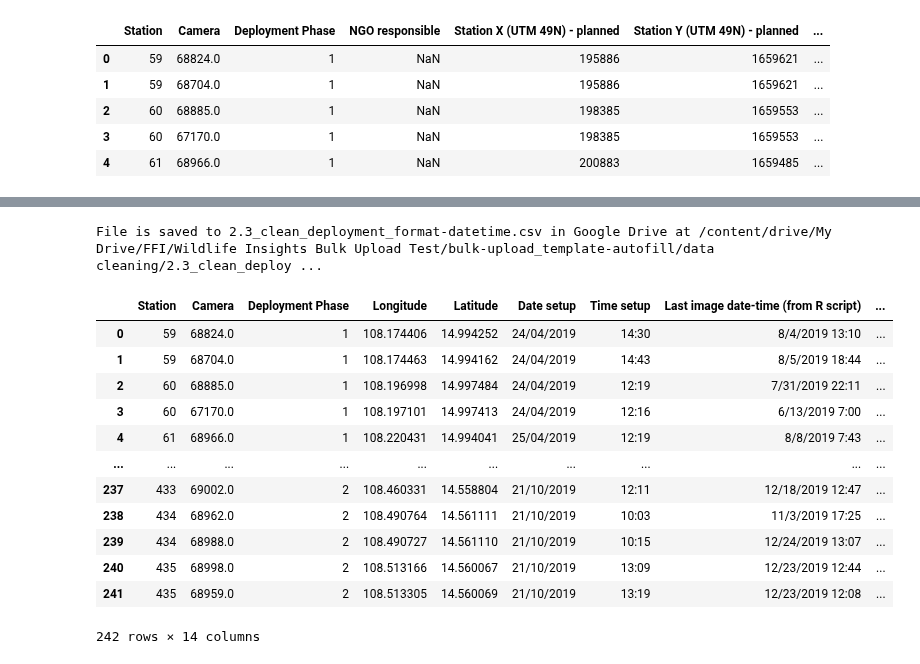
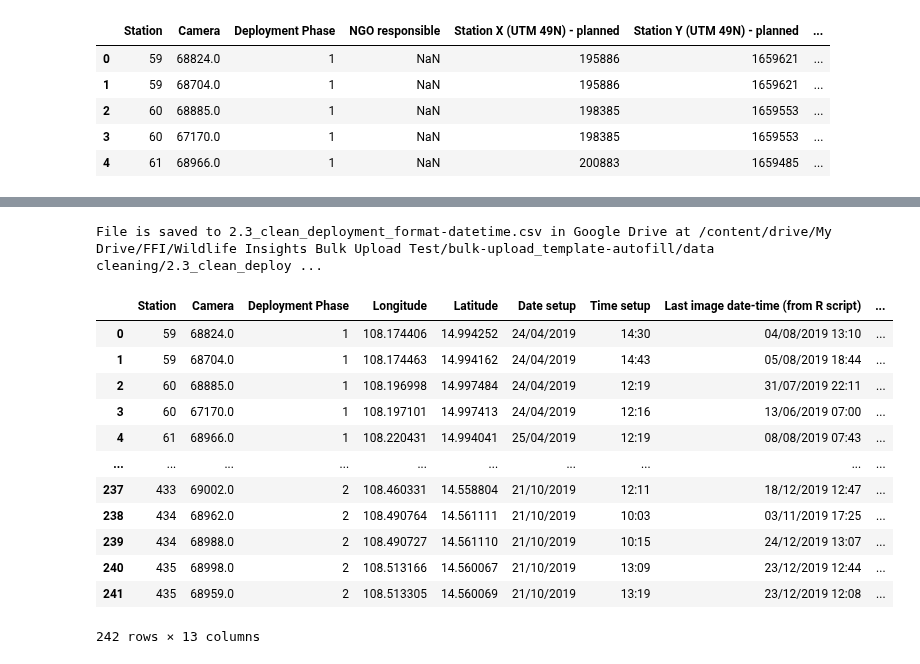
Before and after one commit to FFI-Vietnam/camtrap-tools, a Jupyter notebook: Wildlife Insights/bulk-upload/02_clean-deployment-dataset.ipynb, the cells around one changed output, grey strips where cells are left out. Cells and saved outputs as stored; diff of their text form; code cells hidden in the pictures.

Commit message:
update the spreadsheet, change datetime retrieval code to use date and time camera off

```diff
--- a/Wildlife Insights/bulk-upload/02_clean-deployment-dataset.ipynb
+++ b/Wildlife Insights/bulk-upload/02_clean-deployment-dataset.ipynb
@@ -161,45 +160,45 @@ def format_datetime_retrieval(dt):
     hh, mm = "12", "00"
   try:
     MM, DD, YYYY = dt.split()[0].split('/')
     # pad leading 0
     MM, DD, hh, mm, ss = MM.zfill(2), DD.zfill(2), hh.zfill(2), mm.zfill(2), '00'
     return f'{YYYY}-{MM}-{DD} {hh}:{mm}:{ss}'
   except:
     return 'error'
 
 
 df = read_csv_Google_drive(root, contain_folder, deployment_dropna_file_name)
 
 datetime_setup = []
 datetime_retrieval = []
 datetime_for_null_camera_off = []
 
 for i in df.index:
 
   datetime_setup.append(format_datetime_setup(df.loc[i, 'Date setup'],
                                               df.loc[i, 'Time setup']))
-  datetime_retrieval.append(format_datetime_retrieval(df.loc[i, 'Last image date-time (from R script)']))
-  datetime_for_null_camera_off.append(format_datetime_retrieval(f"{df.loc[i, 'Date retrieved']} {df.loc[i, 'Time retrieved']}"))
+
+  datetime_retrieval.append(format_datetime_setup(df.loc[i, 'Date camera off'],
+                                                  df.loc[i, 'Time camera off']))
 
 df['Datetime setup'] = datetime_setup
 df['Datetime retrieval'] = datetime_retrieval
-df['Datetime for null camera-off'] = datetime_for_null_camera_off
 
 # save to Google Drive
 save_csv_Google_drive(df, root, contain_folder, deployment_format_datetime_filename)
 df
 # %% [output]
 File is saved to 2.3_clean_deployment_format-datetime.csv in Google Drive at /content/drive/My Drive/FFI/Wildlife Insights Bulk Upload Test/bulk-upload_template-autofill/data cleaning/2.3_clean_deploy ...
 |  | Station | Camera | Deployment Phase | Longitude | Latitude | Date setup | Time setup | Last image date-time (from R script) | ... |
-| 0 | 59 | 68824.0 | 1 | 108.174406 | 14.994252 | 24/04/2019 | 14:30 | 8/4/2019 13:10 | ... |
-| 1 | 59 | 68704.0 | 1 | 108.174463 | 14.994162 | 24/04/2019 | 14:43 | 8/5/2019 18:44 | ... |
-| 2 | 60 | 68885.0 | 1 | 108.196998 | 14.997484 | 24/04/2019 | 12:19 | 7/31/2019 22:11 | ... |
-| 3 | 60 | 67170.0 | 1 | 108.197101 | 14.997413 | 24/04/2019 | 12:16 | 6/13/2019 7:00 | ... |
-| 4 | 61 | 68966.0 | 1 | 108.220431 | 14.994041 | 25/04/2019 | 12:19 | 8/8/2019 7:43 | ... |
+| 0 | 59 | 68824.0 | 1 | 108.174406 | 14.994252 | 24/04/2019 | 14:30 | 04/08/2019 13:10 | ... |
+| 1 | 59 | 68704.0 | 1 | 108.174463 | 14.994162 | 24/04/2019 | 14:43 | 05/08/2019 18:44 | ... |
+| 2 | 60 | 68885.0 | 1 | 108.196998 | 14.997484 | 24/04/2019 | 12:19 | 31/07/2019 22:11 | ... |
+| 3 | 60 | 67170.0 | 1 | 108.197101 | 14.997413 | 24/04/2019 | 12:16 | 13/06/2019 07:00 | ... |
+| 4 | 61 | 68966.0 | 1 | 108.220431 | 14.994041 | 25/04/2019 | 12:19 | 08/08/2019 07:43 | ... |
 | ... | ... | ... | ... | ... | ... | ... | ... | ... | ... |
-| 237 | 433 | 69002.0 | 2 | 108.460331 | 14.558804 | 21/10/2019 | 12:11 | 12/18/2019 12:47 | ... |
-| 238 | 434 | 68962.0 | 2 | 108.490764 | 14.561111 | 21/10/2019 | 10:03 | 11/3/2019 17:25 | ... |
-| 239 | 434 | 68988.0 | 2 | 108.490727 | 14.561110 | 21/10/2019 | 10:15 | 12/24/2019 13:07 | ... |
-| 240 | 435 | 68998.0 | 2 | 108.513166 | 14.560067 | 21/10/2019 | 13:09 | 12/23/2019 12:44 | ... |
-| 241 | 435 | 68959.0 | 2 | 108.513305 | 14.560069 | 21/10/2019 | 13:19 | 12/23/2019 12:08 | ... |
+| 237 | 433 | 69002.0 | 2 | 108.460331 | 14.558804 | 21/10/2019 | 12:11 | 18/12/2019 12:47 | ... |
+| 238 | 434 | 68962.0 | 2 | 108.490764 | 14.561111 | 21/10/2019 | 10:03 | 03/11/2019 17:25 | ... |
+| 239 | 434 | 68988.0 | 2 | 108.490727 | 14.561110 | 21/10/2019 | 10:15 | 24/12/2019 13:07 | ... |
+| 240 | 435 | 68998.0 | 2 | 108.513166 | 14.560067 | 21/10/2019 | 13:09 | 23/12/2019 12:44 | ... |
+| 241 | 435 | 68959.0 | 2 | 108.513305 | 14.560069 | 21/10/2019 | 13:19 | 23/12/2019 12:08 | ... |
-242 rows × 14 columns
+242 rows × 13 columns
```
Also changed, not shown: parts of 3 cells of this notebook.
